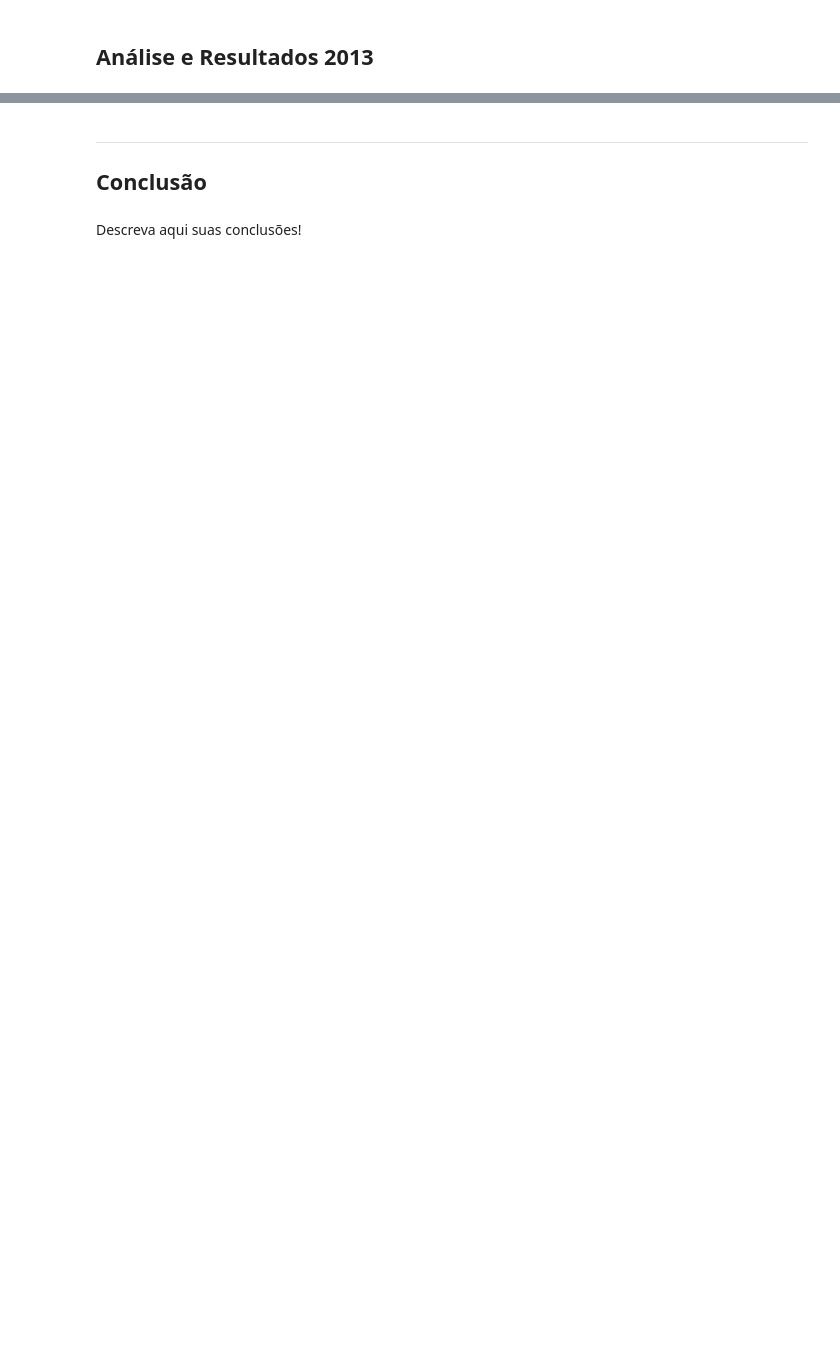
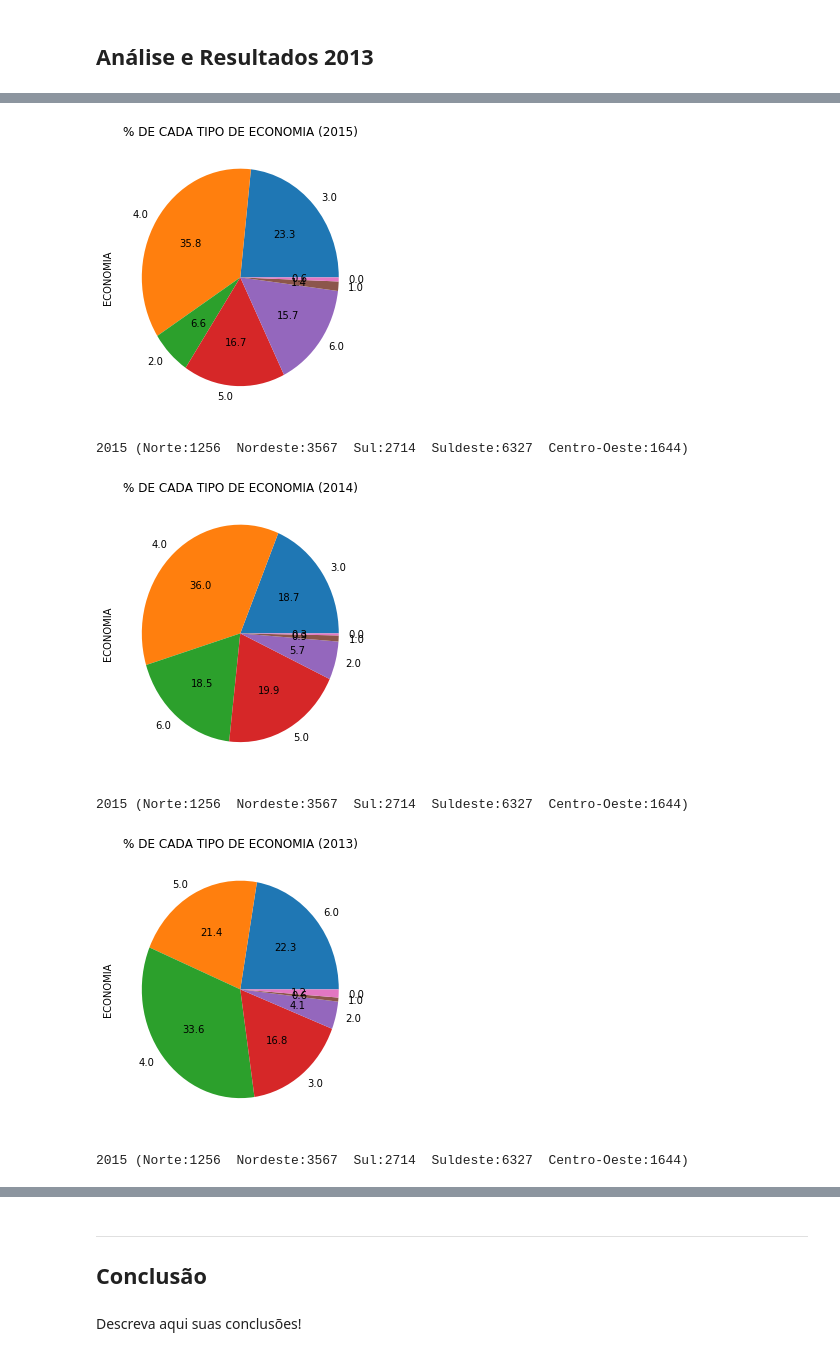
Before and after one commit to TiagoMingossi/CD, a Jupyter notebook: Projeto1 Layout.ipynb, the cells around one changed output, grey strips where cells are left out. Saved outputs shown, nothing was run; the diff lists cells and outputs as text; code cells hidden in the pictures; blank space fills up the shorter version.

```diff
--- a/Projeto1 Layout.ipynb
+++ b/Projeto1 Layout.ipynb
@@ -116,0 +251,29 @@ ___
+# %%
+ut11 = (tabela.ECONOMIA.value_counts(sort=False, normalize=True)*100).round(decimals=1)
+fig = plt.figure(figsize=(15, 5))
+plt.subplot(131)
+plot = ut11.plot(kind='pie',title='% DE CADA TIPO DE ECONOMIA (2015)',autopct='%.1f')
+plt.show()
+print("2015 (Norte:  Nordeste:  Sul:  Suldeste:  Centro-Oeste:)",'\n','\n')
+
+ut21 = (tabela2.ECONOMIA.value_counts(sort=False, normalize=True)*100).round(decimals=1)
+fig = plt.figure(figsize=(15, 5))
+plt.subplot(132)
+plot = ut21.plot(kind='pie',title='% DE CADA TIPO DE ECONOMIA (2014)',autopct='%.1f')
+plt.show()
+print("2015 (Norte:  Nordeste:  Sul:  Suldeste:  Centro-Oeste:)",'\n','\n')
+
+
+ut31 = (tabela3.ECONOMIA.value_counts(sort=False, normalize=True)*100).round(decimals=1)
+fig = plt.figure(figsize=(15, 5))
+plt.subplot(133)
+plot = ut31.plot(kind='pie',title='% DE CADA TIPO DE ECONOMIA (2013)',autopct='%.1f')
+plt.show()
+print("2015 (Norte:  Nordeste:  Sul:  Suldeste:  Centro-Oeste:)",'\n','\n')
+# %% [output]
+[figure, added]
+2015 (Norte:1256  Nordeste:3567  Sul:2714  Suldeste:6327  Centro-Oeste:1644)
+[figure, added]
+2015 (Norte:1256  Nordeste:3567  Sul:2714  Suldeste:6327  Centro-Oeste:1644)
+[figure, added]
+2015 (Norte:1256  Nordeste:3567  Sul:2714  Suldeste:6327  Centro-Oeste:1644)
```
Also changed, not shown: parts of 27 cells of this notebook.
